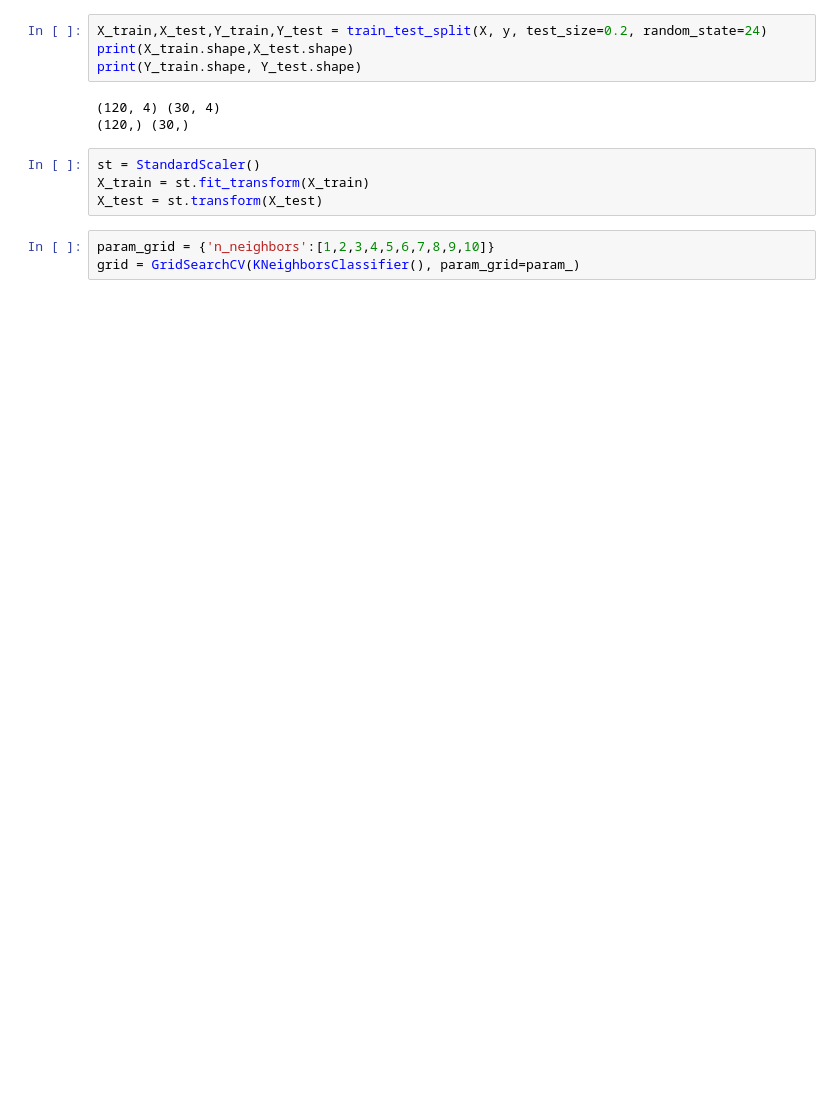
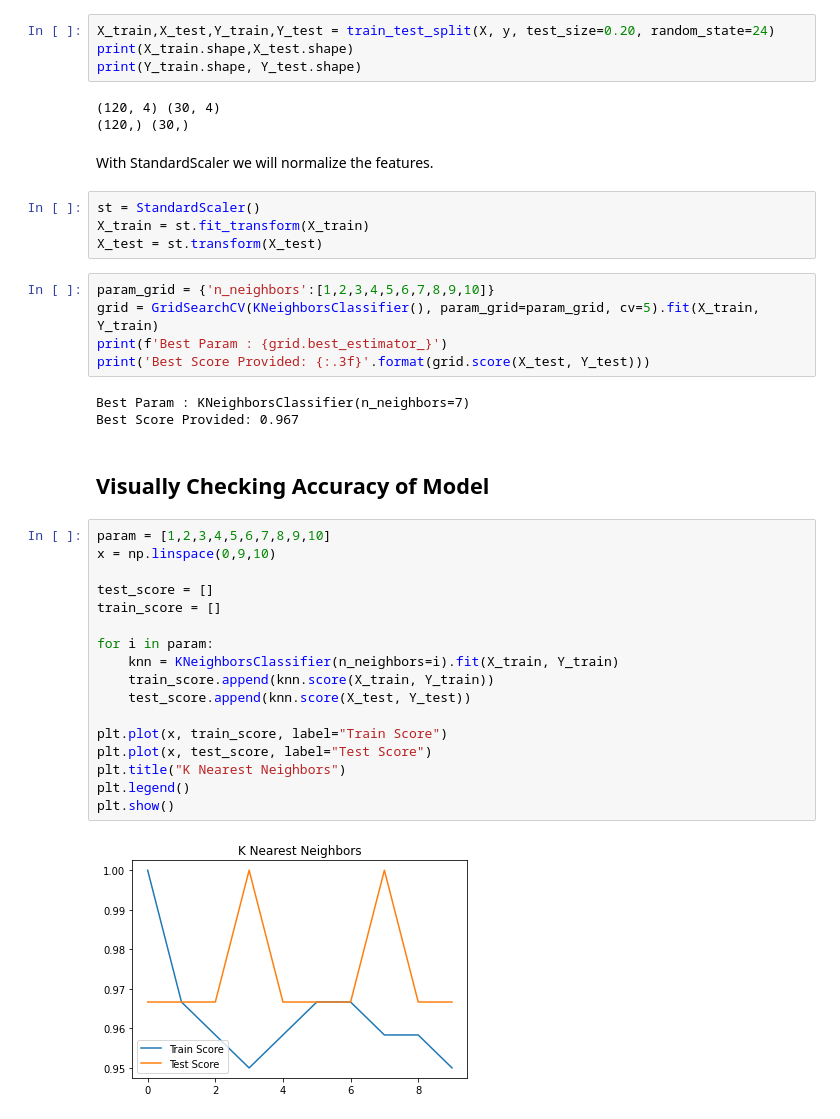
Before and after one commit to Bipul-Harsh/LGMVIP-DataScience, a Jupyter notebook: iris_flower_classification/iris_species_prediction.ipynb, the cells around one changed output. Cells and saved outputs as stored; diff of their text form; blank space fills up the shorter version.

```diff
--- a/iris_flower_classification/iris_species_prediction.ipynb
+++ b/iris_flower_classification/iris_species_prediction.ipynb
@@ -103,14 +108,42 @@ y = lenc.fit_transform(y)
 # %%
-X_train,X_test,Y_train,Y_test = train_test_split(X, y, test_size=0.2, random_state=24)
+X_train,X_test,Y_train,Y_test = train_test_split(X, y, test_size=0.20, random_state=24)
 print(X_train.shape,X_test.shape)
 print(Y_train.shape, Y_test.shape)
 # %% [output]
 (120, 4) (30, 4)
 (120,) (30,)
+# %% [markdown]
+With StandardScaler we will normalize the features.
 # %%
 st = StandardScaler()
 X_train = st.fit_transform(X_train)
 X_test = st.transform(X_test)
 # %%
 param_grid = {'n_neighbors':[1,2,3,4,5,6,7,8,9,10]}
-grid = GridSearchCV(KNeighborsClassifier(), param_grid=param_)
+grid = GridSearchCV(KNeighborsClassifier(), param_grid=param_grid, cv=5).fit(X_train, Y_train)
+print(f'Best Param : {grid.best_estimator_}')
+print('Best Score Provided: {:.3f}'.format(grid.score(X_test, Y_test)))
+# %% [output]
+Best Param : KNeighborsClassifier(n_neighbors=7)
+Best Score Provided: 0.967
+# %% [markdown]
+## Visually Checking Accuracy of Model
+# %%
+param = [1,2,3,4,5,6,7,8,9,10]
+x = np.linspace(0,9,10)
+
+test_score = []
+train_score = []
+
+for i in param:
+    knn = KNeighborsClassifier(n_neighbors=i).fit(X_train, Y_train)
+    train_score.append(knn.score(X_train, Y_train))
+    test_score.append(knn.score(X_test, Y_test))
+
+plt.plot(x, train_score, label="Train Score")
+plt.plot(x, test_score, label="Test Score")
+plt.title("K Nearest Neighbors")
+plt.legend()
+plt.show()
+# %% [output]
+[figure, added]
```
Also changed, not shown: parts of 4 cells of this notebook.
